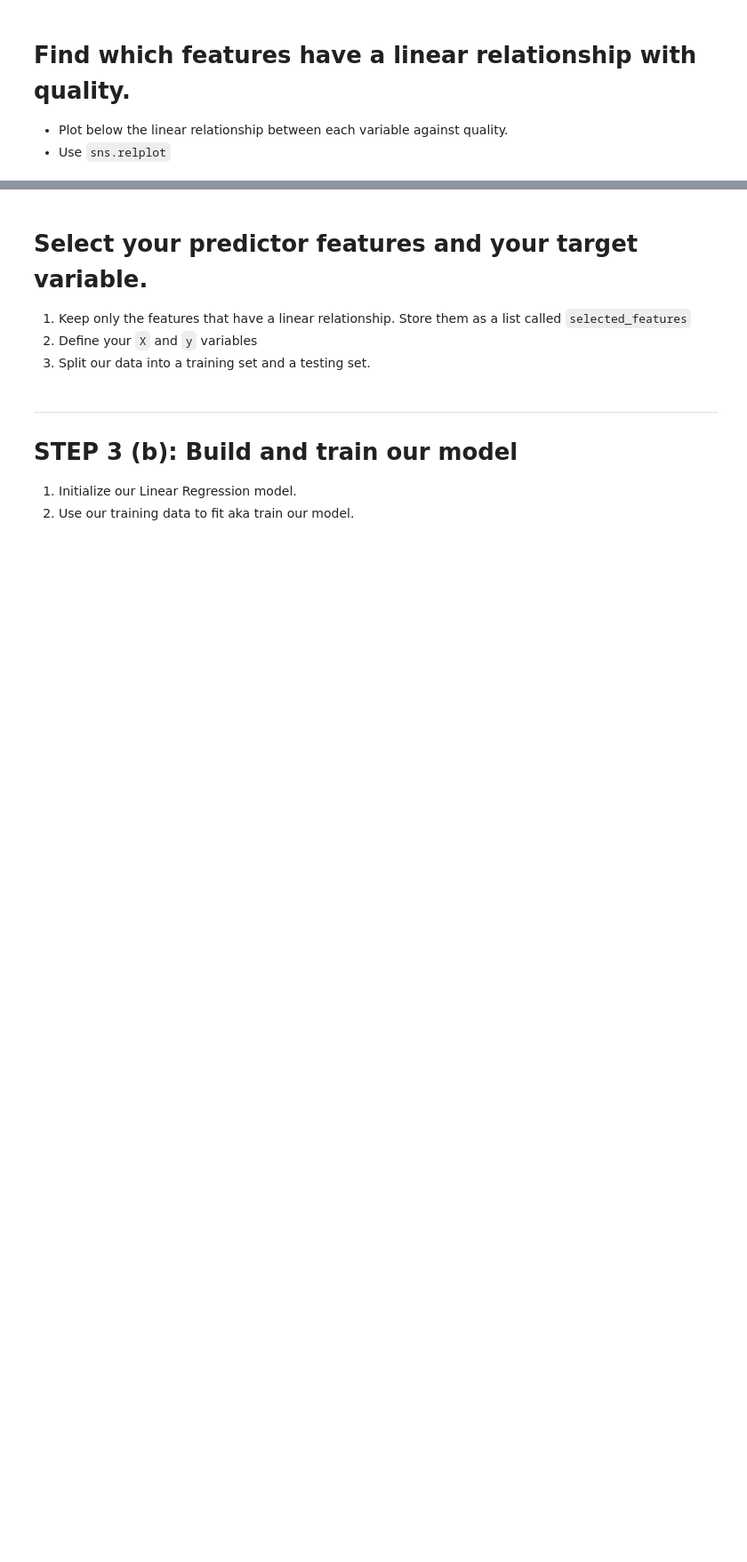
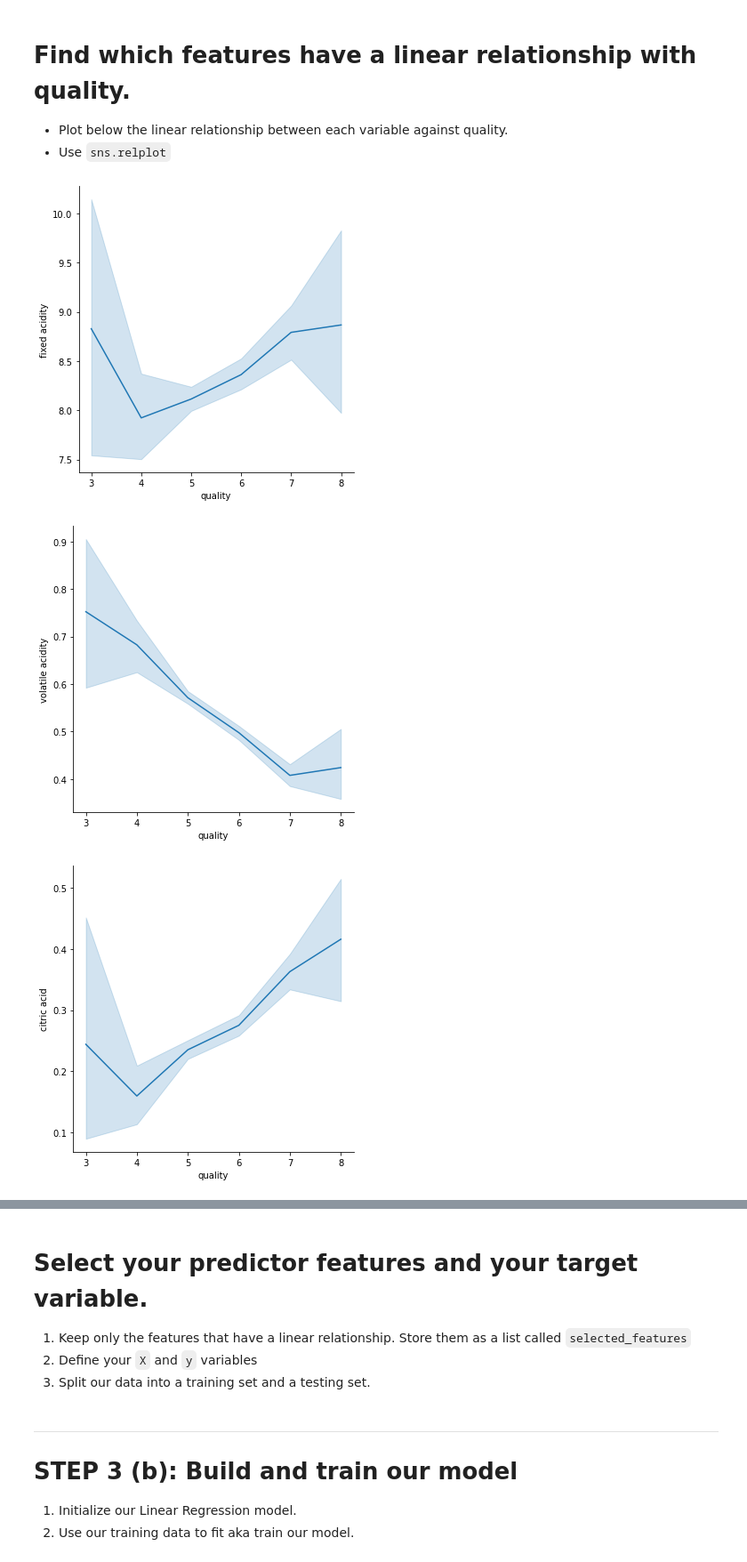
Before and after one commit to bryanpramana/2021-fall-data-science, a Jupyter notebook: Week-04-Regression/Exercise-Regression.ipynb, the cells around one changed output, grey strips where cells are left out. Shown at 89% size. Saved outputs shown, nothing was run; the diff lists cells and outputs as text; code cells hidden in the pictures; blank space fills up the shorter version.

```diff
--- a/Week-04-Regression/Exercise-Regression.ipynb
+++ b/Week-04-Regression/Exercise-Regression.ipynb
@@ -185,8 +180,15 @@ df = df[original_cols]
 # %%
 # Plot below the linear relationship between each variable against quality
 
 all_features = ['fixed acidity', 'volatile acidity', 'citric acid', 'residual sugar',
                'chlorides', 'free sulfur dioxide', 'total sulfur dioxide',
                    'pH', 'sulphates', 'alcohol']
 
 # YOURE GOING TO NEED TO USE A LOOP
+
+for feature in all_features:
+    sns.relplot(data=df, y=feature, x ='quality', kind='line', height=5, aspect=1)
+# %% [output]
+[figure, added]
+[figure, added]
+[figure, added]
```
Also changed, not shown: parts of 13 cells of this notebook, 1 other file.
